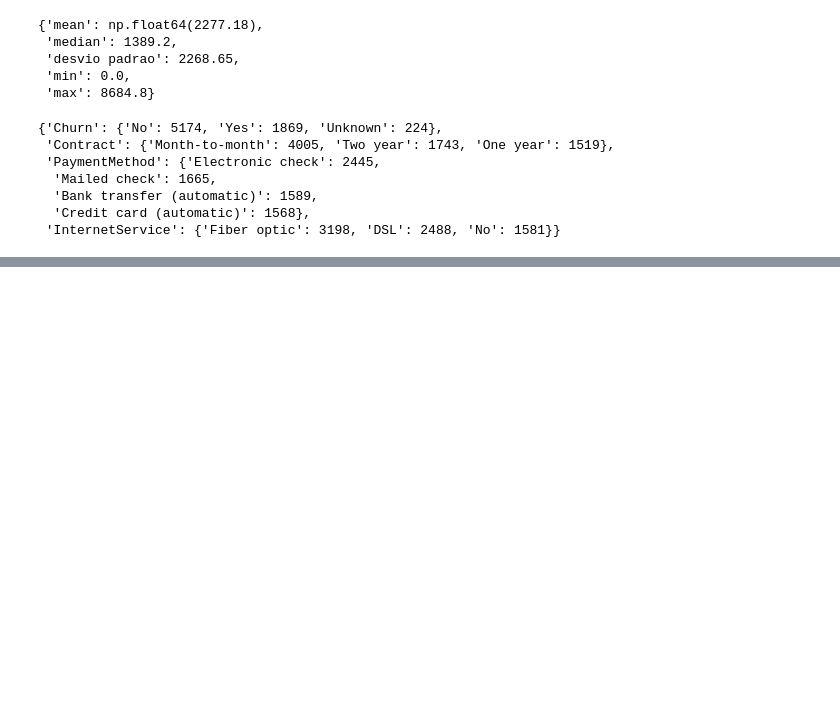
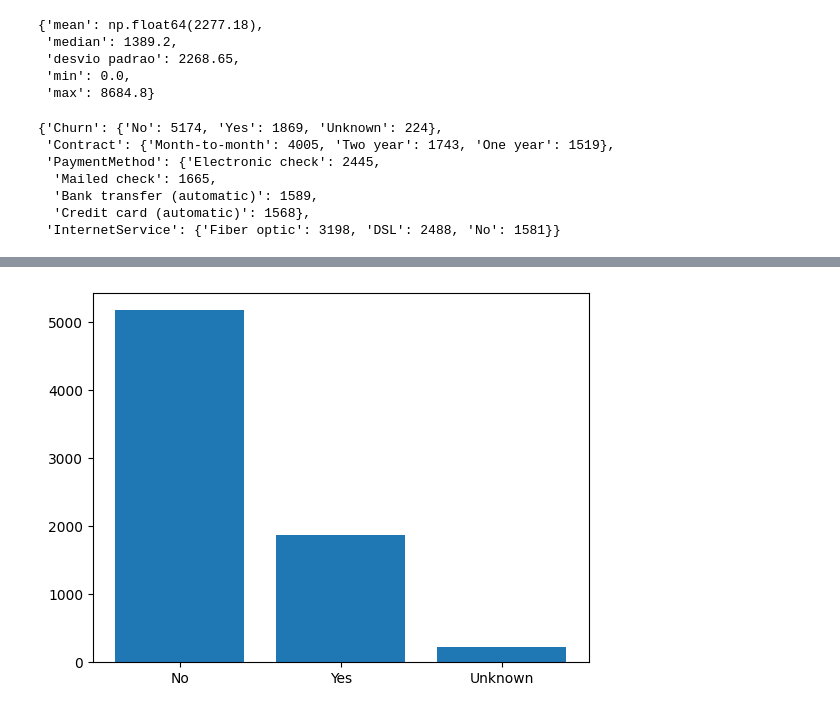
Before and after one commit to isenf/telecomx, a Jupyter notebook: Telecom_X.ipynb, the cells around one changed output, grey strips where cells are left out. Saved outputs shown, nothing was run; the diff lists cells and outputs as text; code cells hidden in the pictures; blank space fills up the shorter version.

```diff
--- a/Telecom_X.ipynb
+++ b/Telecom_X.ipynb
@@ -245,0 +255,5 @@ var_categorica_ana
+# %%
+plt.bar(df['Churn'].value_counts().index, df['Churn'].value_counts())
+plt.show()
+# %% [output]
+[figure, added]
```
Also changed, not shown: parts of 2 cells of this notebook.
